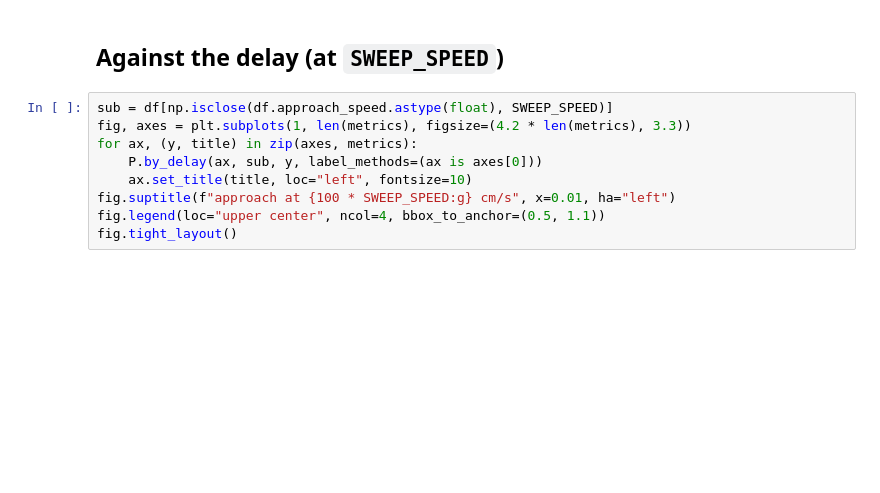
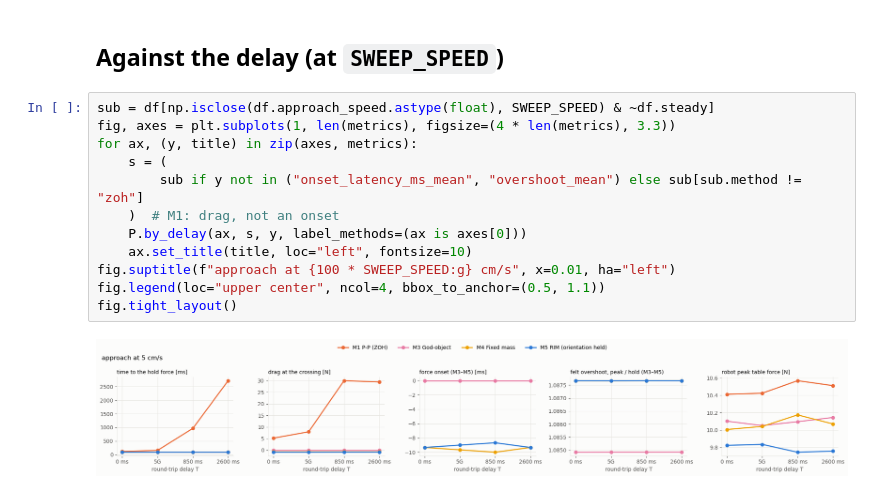
Before and after one commit to McGill-Applied-Dynamics-Lab/adl-ros2, a Jupyter notebook: experiments/rim-delays/exp/e3_approach.ipynb, the cells around one changed output. Cells and saved outputs as stored; diff of their text form; blank space fills up the shorter version.

```diff
--- a/experiments/rim-delays/exp/e3_approach.ipynb
+++ b/experiments/rim-delays/exp/e3_approach.ipynb
@@ -59,11 +170,16 @@ fig.tight_layout()
 # %% [markdown]
 ## Against the delay (at `SWEEP_SPEED`)
 # %%
-sub = df[np.isclose(df.approach_speed.astype(float), SWEEP_SPEED)]
-fig, axes = plt.subplots(1, len(metrics), figsize=(4.2 * len(metrics), 3.3))
+sub = df[np.isclose(df.approach_speed.astype(float), SWEEP_SPEED) & ~df.steady]
+fig, axes = plt.subplots(1, len(metrics), figsize=(4 * len(metrics), 3.3))
 for ax, (y, title) in zip(axes, metrics):
-    P.by_delay(ax, sub, y, label_methods=(ax is axes[0]))
+    s = (
+        sub if y not in ("onset_latency_ms_mean", "overshoot_mean") else sub[sub.method != "zoh"]
+    )  # M1: drag, not an onset
+    P.by_delay(ax, s, y, label_methods=(ax is axes[0]))
     ax.set_title(title, loc="left", fontsize=10)
 fig.suptitle(f"approach at {100 * SWEEP_SPEED:g} cm/s", x=0.01, ha="left")
 fig.legend(loc="upper center", ncol=4, bbox_to_anchor=(0.5, 1.1))
 fig.tight_layout()
+# %% [output]
+[figure, added]
```
Also changed, not shown: parts of 12 cells of this notebook, 15 other files.
